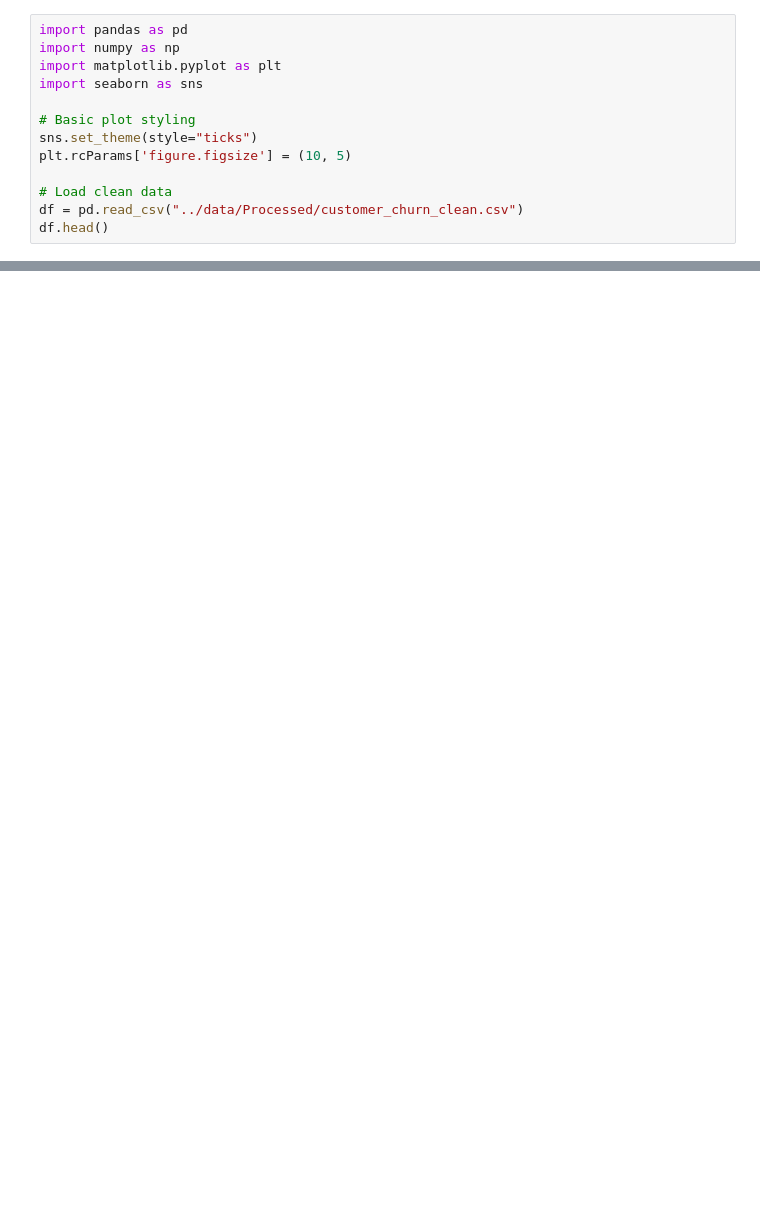
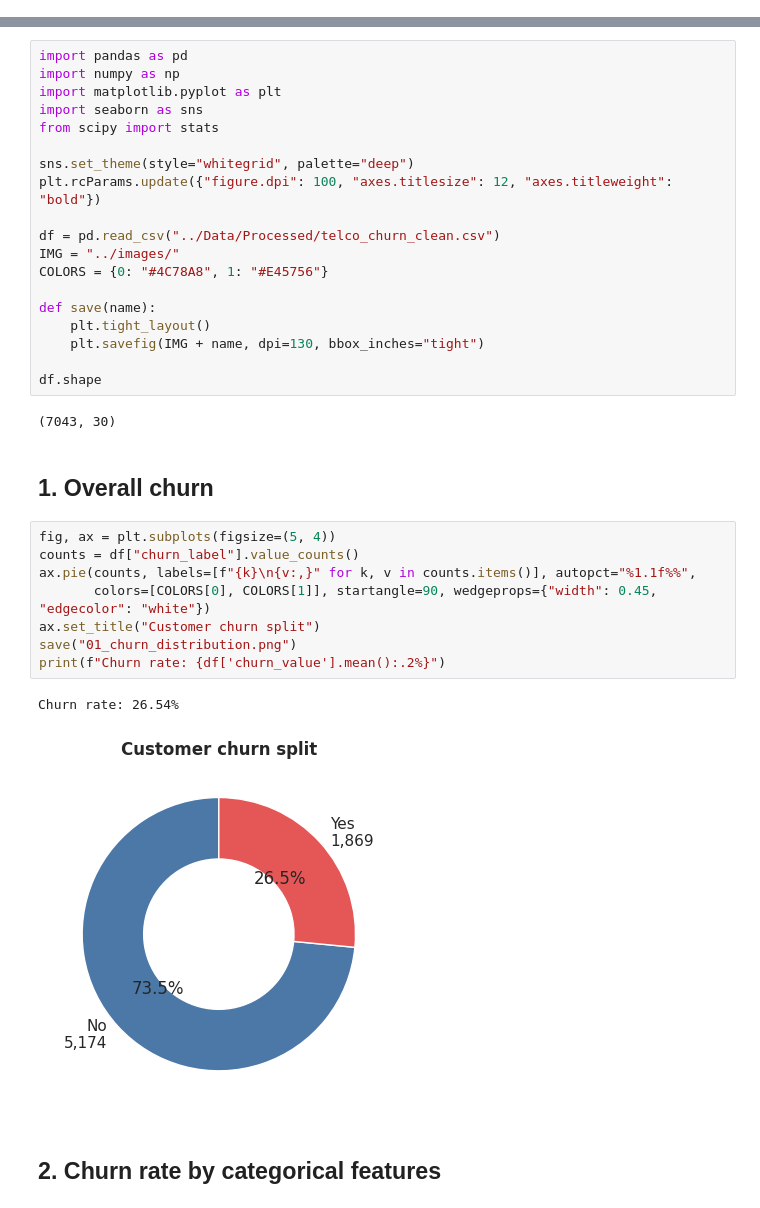
Before and after one commit to akash3461/Customer-Churn-Analytics, a Jupyter notebook: notebooks/03_EDA.ipynb, the cells around one changed output, grey strips where cells are left out. Saved outputs shown, nothing was run; the diff lists cells and outputs as text; blank space fills up the shorter version.

Commit message:
Add churn analytics project

```diff
--- a/notebooks/03_EDA.ipynb
+++ b/notebooks/03_EDA.ipynb
@@ -10,13 +0,0 @@ C:\Users\HP\Desktop\Customer-Churn-Analytics\notebooks
-# %%
-import pandas as pd
-import numpy as np
-import matplotlib.pyplot as plt
-import seaborn as sns
-
-# Basic plot styling
-sns.set_theme(style="ticks")
-plt.rcParams['figure.figsize'] = (10, 5)
-
-# Load clean data
-df = pd.read_csv("../data/Processed/customer_churn_clean.csv")
-df.head()
@@ -113,0 +5,36 @@ plt.show()
+# %%
+import pandas as pd
+import numpy as np
+import matplotlib.pyplot as plt
+import seaborn as sns
+from scipy import stats
+
+sns.set_theme(style="whitegrid", palette="deep")
+plt.rcParams.update({"figure.dpi": 100, "axes.titlesize": 12, "axes.titleweight": "bold"})
+
+df = pd.read_csv("../Data/Processed/telco_churn_clean.csv")
+IMG = "../images/"
+COLORS = {0: "#4C78A8", 1: "#E45756"}
+
+def save(name):
+    plt.tight_layout()
+    plt.savefig(IMG + name, dpi=130, bbox_inches="tight")
+
+df.shape
+# %% [output]
+(7043, 30)
+# %% [markdown]
+## 1. Overall churn
+# %%
+fig, ax = plt.subplots(figsize=(5, 4))
+counts = df["churn_label"].value_counts()
+ax.pie(counts, labels=[f"{k}\n{v:,}" for k, v in counts.items()], autopct="%1.1f%%",
+       colors=[COLORS[0], COLORS[1]], startangle=90, wedgeprops={"width": 0.45, "edgecolor": "white"})
+ax.set_title("Customer churn split")
+save("01_churn_distribution.png")
+print(f"Churn rate: {df['churn_value'].mean():.2%}")
+# %% [output]
+Churn rate: 26.54%
+[figure, added]
+# %% [markdown]
+## 2. Churn rate by categorical features
```
Also changed, not shown: parts of 44 cells of this notebook, 42 other files.
